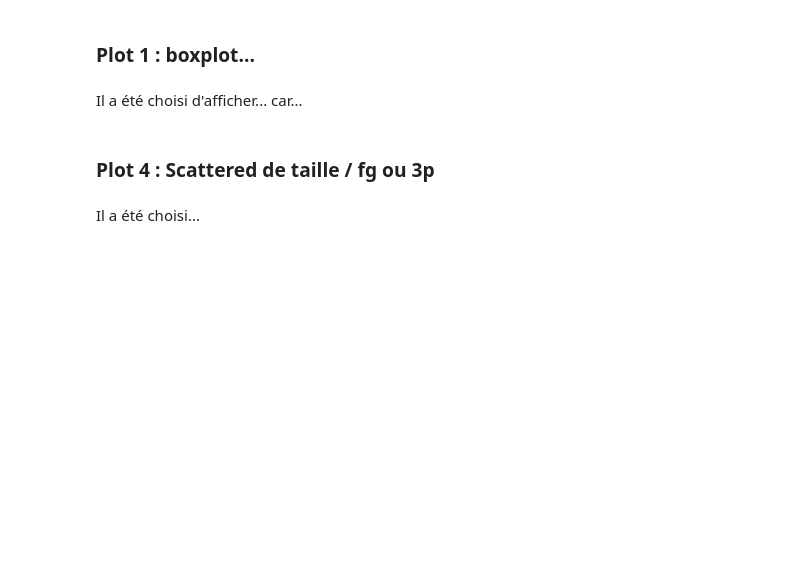
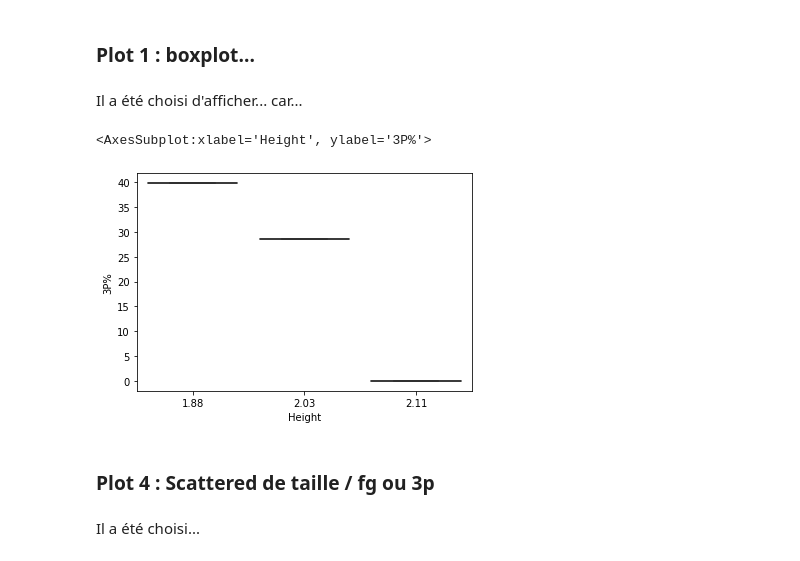
Before and after one commit to py2378/project_nba_python, a Jupyter notebook: nba_stat.ipynb, the cells around one changed output. Cells and saved outputs as stored; diff of their text form; code cells hidden in the pictures; blank space fills up the shorter version.

Commit message:
Boxplot + commentaires

```diff
--- a/nba_stat.ipynb
+++ b/nba_stat.ipynb
@@ -39,6 +39,11 @@ player[:10]
 ### Plot 1 : boxplot...
 # %% [markdown]
 Il a été choisi d'afficher... car...
+# %%
+sns.boxplot(y='3P%', x='Height', data=player, palette="colorblind")
+# %% [output]
+<AxesSubplot:xlabel='Height', ylabel='3P%'>
+[figure, added]
 # %% [markdown]
 ### Plot 4 : Scattered de taille / fg ou 3p
 # %% [markdown]
```
Also changed, not shown: parts of 10 cells of this notebook.
